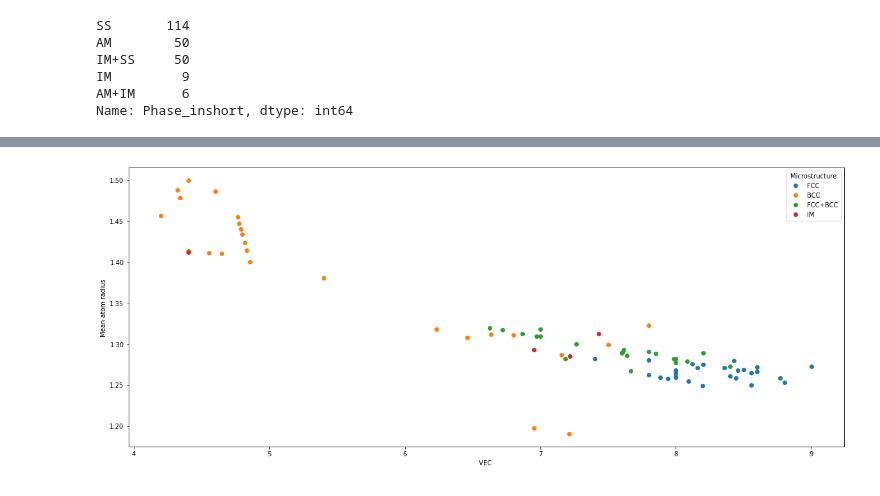
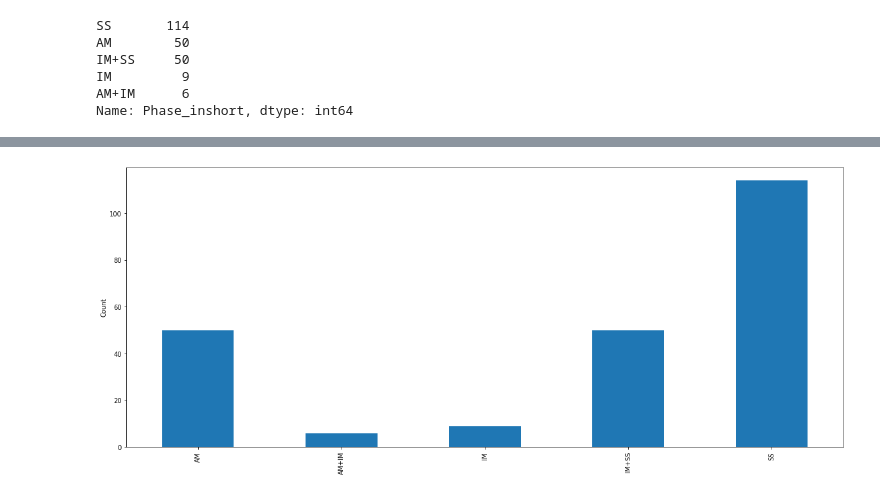
Before and after one commit to K-Domar/MyRepo, a Jupyter notebook: Homework4.ipynb, the cells around one changed output, grey strips where cells are left out. Drawn from its saved outputs; the diff is of its cells as text; code cells hidden in the pictures.

```diff
--- a/Homework4.ipynb
+++ b/Homework4.ipynb
@@ -80,8 +80,7 @@ print(hea.No.value_counts())
 Name: No, dtype: int64
 # %%
 # high entropy alloy have a five or more component
-
-heas = pd.concat([hea[hea.No == 5], hea[hea.No == 6], hea[hea.No == 7], hea[hea.No == 8], hea[hea.No == 9]], ignore_index=True)
+heas = hea[hea.No >= 5]
 heas.Phase_inshort.value_counts()
 # %% [output]
 SS       114
@@ -123,21 +92,7 @@ plt.show()
-# %%
-hea_FCC = heas[heas.Phase == 'FCC']
-hea_BCC = heas[heas.Phase == 'BCC']
-hea_FCCBCC = heas[heas.Phase == 'FCC+BCC']
-heas_IM = heas[heas.Phase == 'IM']
-
-#plot Valence electron concentration
-fig, ax = plt.subplots(figsize=(20,8))
-ax.plot(hea_FCC['VEC'], hea_FCC['a'], '.', label='FCC', markersize=12)
-ax.plot(hea_BCC['VEC'], hea_BCC['a'], '.', label='BCC', markersize=12)
-ax.plot(hea_FCCBCC['VEC'], hea_FCCBCC['a'], '.', label='FCC+BCC', markersize=12)
-ax.plot(heas_IM['VEC'], heas_IM['a'], '.', label="IM", markersize=12)
-
-
-ax.set_xlabel(' VEC  ')
-ax.set_ylabel(' Mean atom radius  ')
-ax.legend(title='Microstructure')
-
-plt.show()
-# %% [output]
-[figure, removed]
+# %%
+fig, ax = plt.subplots(figsize=(20,8))
+heas.groupby('Phase_inshort').size().plot(kind='bar', ax=ax, width=0.5)
+ax.set_xlabel('')
+ax.set_ylabel('Count');
+# %% [output]
+[figure, added]
```
Also changed, not shown: parts of 5 cells of this notebook.
